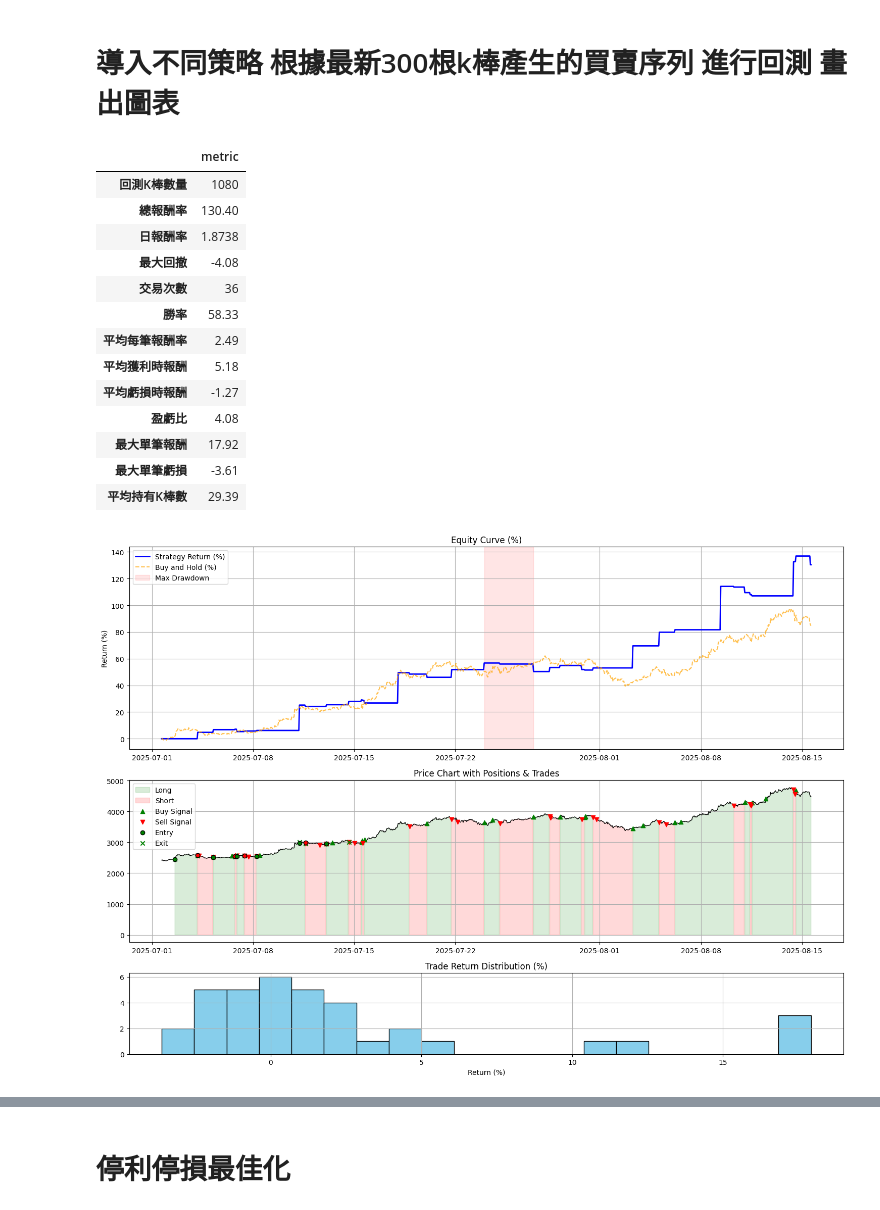
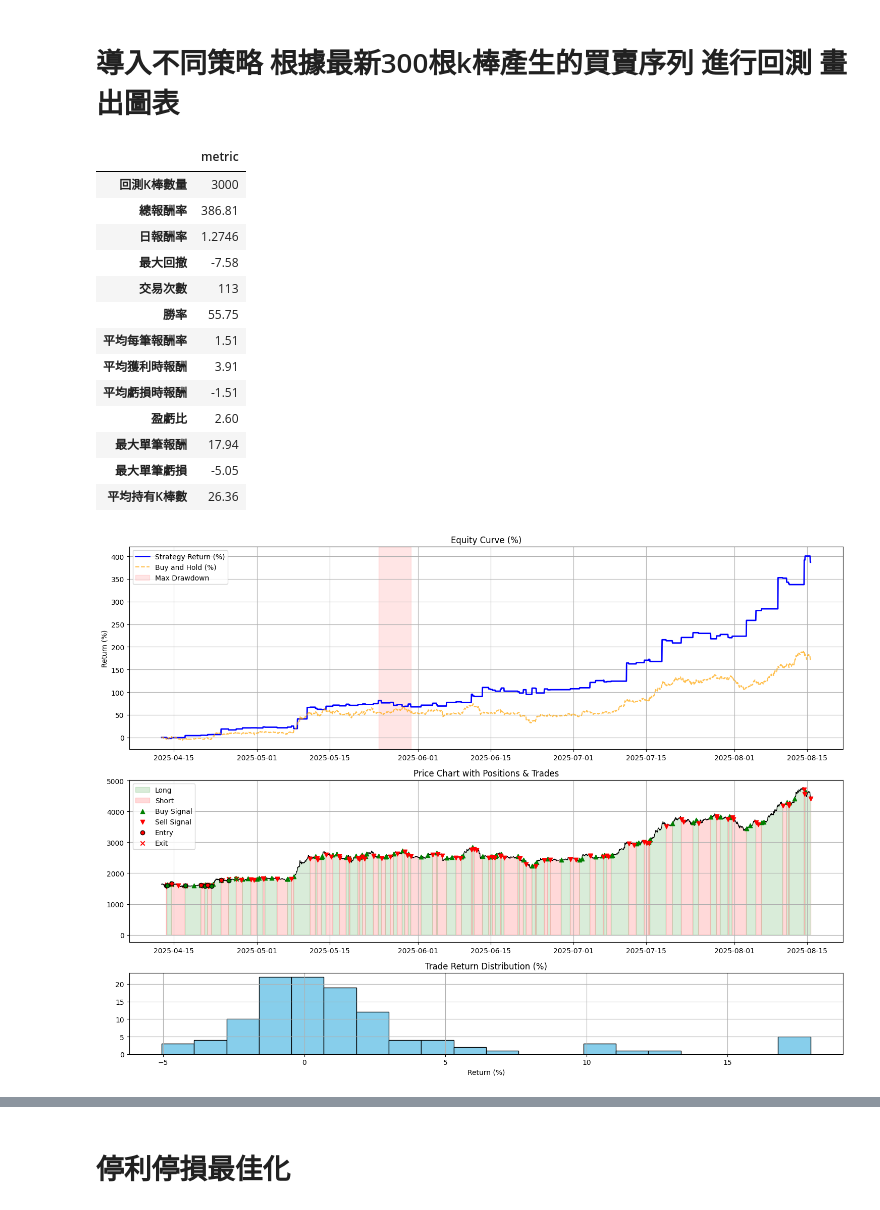
Before and after one commit to skywalker0803r/Vedanta, a Jupyter notebook: backtest_usage.ipynb, the cells around one changed output, grey strips where cells are left out. Drawn from its saved outputs; the diff is of its cells as text; code cells hidden in the pictures.

```diff
--- a/backtest_usage.ipynb
+++ b/backtest_usage.ipynb
@@ -1,50 +1,50 @@
 # %% [markdown]
 # 導入不同策略 根據最新300根k棒產生的買賣序列 進行回測 畫出圖表
 # %%
-from Technicalindicatorstrategy import vegas,turtle_strategy
+from Technicalindicatorstrategy import vegas,turtle_strategy,macd
 from Backtest.backtest import backtest_signals
 from Plot.plot import plot_backtest_result
 import pandas as pd
 from datetime import datetime,timedelta
 import warnings
 warnings.filterwarnings('ignore')
 import numpy as np
 np.random.seed(42)  # ✅ 固定隨機性（可重現性）
 import random
 random.seed(42)
 
-df_signals = turtle_strategy.get_signals('ETHUSDT','1h',datetime.now(),6*30*6)
+df_signals = turtle_strategy.get_signals('ETHUSDT','1h',datetime.now(),3000)
 
 result = backtest_signals(
     df_signals.copy(),
     initial_capital = 33, # 1000台幣
     fee_rate = 0.0005, # 合約手續費
     leverage = 1, # 槓桿
     allow_short = True, # 是否做空
     stop_loss = 0.05,       # 停損閾值，例如0.05代表5%
     take_profit = 0.18,     # 停利閾值
     capital_ratio = 1, # 每次使用的資金佔比
     max_hold_bars = 100000,# 最大持有K棒數
     delay_entry=False
     )
 display(pd.DataFrame(result['metric'],index=['metric']).T)
 plot_backtest_result(result)
 display(pd.DataFrame(result['trades_log']).tail(10).style.background_gradient())
 display(df_signals[['timestamp','signal','close','stop_loss']].tail(10).style.background_gradient())
 # %% [output]
 |  | metric |
-| 回測K棒數量 | 1080 |
-| 總報酬率 | 130.40 |
-| 日報酬率 | 1.8738 |
-| 最大回撤 | -4.08 |
-| 交易次數 | 36 |
-| 勝率 | 58.33 |
-| 平均每筆報酬率 | 2.49 |
-| 平均獲利時報酬 | 5.18 |
-| 平均虧損時報酬 | -1.27 |
-| 盈虧比 | 4.08 |
-| 最大單筆報酬 | 17.92 |
-| 最大單筆虧損 | -3.61 |
-| 平均持有K棒數 | 29.39 |
+| 回測K棒數量 | 3000 |
+| 總報酬率 | 386.81 |
+| 日報酬率 | 1.2746 |
+| 最大回撤 | -7.58 |
+| 交易次數 | 113 |
+| 勝率 | 55.75 |
+| 平均每筆報酬率 | 1.51 |
+| 平均獲利時報酬 | 3.91 |
+| 平均虧損時報酬 | -1.51 |
+| 盈虧比 | 2.60 |
+| 最大單筆報酬 | 17.94 |
+| 最大單筆虧損 | -5.05 |
+| 平均持有K棒數 | 26.36 |
-[figure, old version]
+[figure, new version]
 |  | entry_time | exit_time | side | entry_price | exit_price | bars_held | return | reason |
```
Also changed, not shown: parts of 1 cell of this notebook, 1 other file.
